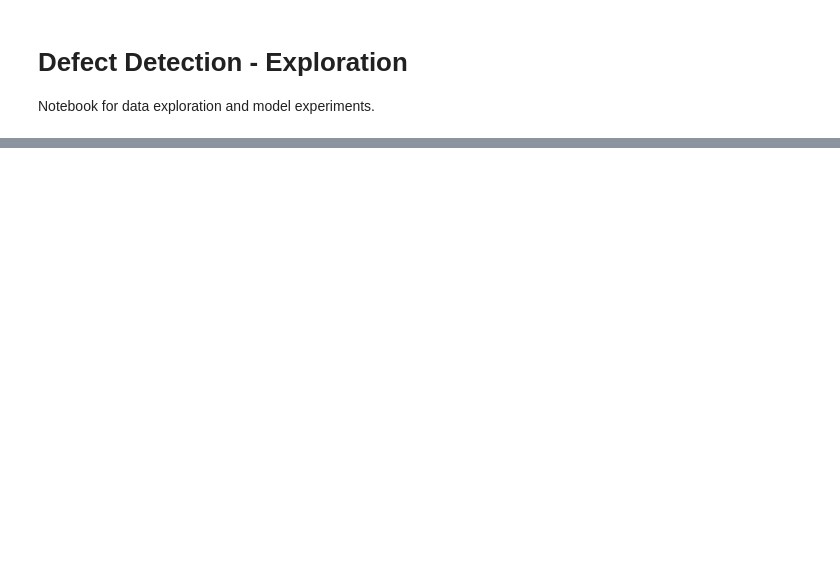
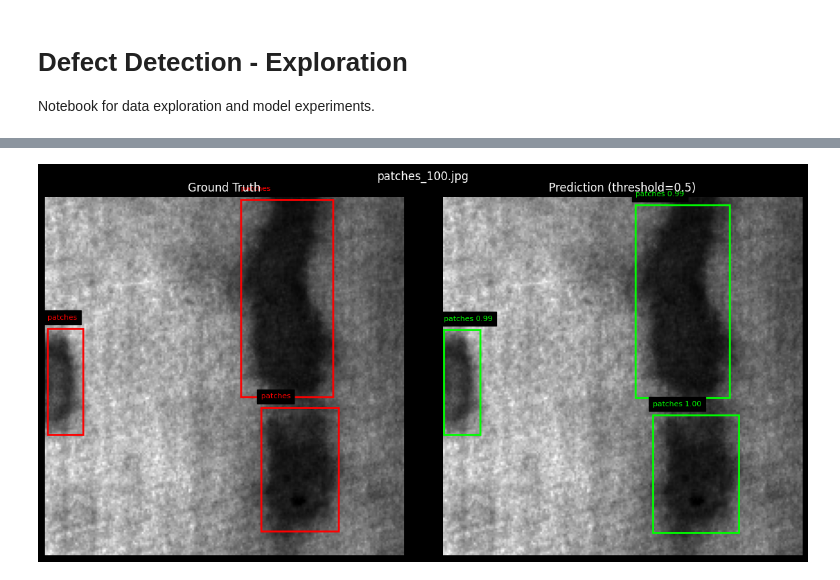
Before and after one commit to piotr-sawicki/defect-detection-system, a Jupyter notebook: notebooks/exploration.ipynb, the cells around one changed output, grey strips where cells are left out. Drawn from its saved outputs; the diff is of its cells as text; code cells hidden in the pictures; blank space fills up the shorter version.

```diff
--- a/notebooks/exploration.ipynb
+++ b/notebooks/exploration.ipynb
@@ -54,0 +165,52 @@ show_image_with_boxes(image_path, xml_path)
+# %%
+def predict_vs_gt(image_path, xml_path, threshold=SCORE_THRESHOLD):
+    img = Image.open(image_path).convert("RGB")
+    img_tensor = F.to_tensor(img)
+
+    with torch.no_grad():
+        outputs = model_inf([img_tensor])[0]
+
+    boxes_pred = outputs["boxes"]
+    labels_pred = outputs["labels"]
+    scores_pred = outputs["scores"]
+    keep = scores_pred >= threshold
+    boxes_pred, labels_pred, scores_pred = boxes_pred[keep], labels_pred[keep], scores_pred[keep]
+
+    gt_objects = load_annotation(xml_path)
+
+    fig, (ax1, ax2) = plt.subplots(1, 2, figsize=(12, 6))
+
+    # --- Ground Truth ---
+    ax1.imshow(img, cmap="gray")
+    for obj in gt_objects:
+        x, y = obj["xmin"], obj["ymin"]
+        w, h = obj["xmax"] - obj["xmin"], obj["ymax"] - obj["ymin"]
+        rect = patches.Rectangle((x, y), w, h, linewidth=2, edgecolor="red", facecolor="none")
+        ax1.add_patch(rect)
+        ax1.text(x, y - 5, obj["name"], color="red", fontsize=8, backgroundcolor="black")
+    ax1.set_title("Ground Truth")
+    ax1.axis("off")
+
+    # --- Prediction ---
+    ax2.imshow(img, cmap="gray")
+    for box, label, score in zip(boxes_pred, labels_pred, scores_pred):
+        x1, y1, x2, y2 = box.tolist()
+        rect = patches.Rectangle((x1, y1), x2 - x1, y2 - y1,
+                                  linewidth=2, edgecolor="lime", facecolor="none")
+        ax2.add_patch(rect)
+        ax2.text(x1, y1 - 5, f"{CLASSES[label]} {score:.2f}",
+                 color="lime", fontsize=8, backgroundcolor="black")
+    ax2.set_title(f"Prediction (threshold={threshold})")
+    ax2.axis("off")
+
+    plt.suptitle(Path(image_path).name)
+    plt.tight_layout()
+    plt.show()
+
+# Test
+predict_vs_gt(
+    "../examples/images/patches_100.jpg",
+    "../examples/annotations/patches_100.xml"
+)
+# %% [output]
+[figure, added]
```
Also changed, not shown: parts of 8 cells of this notebook.
